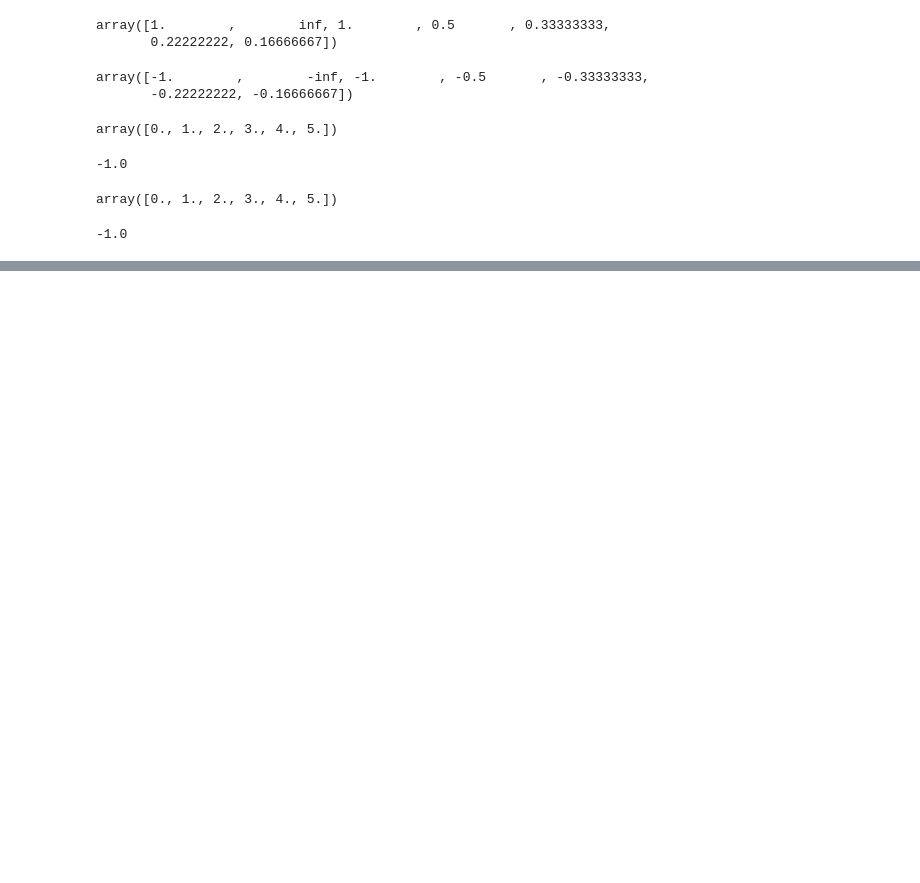
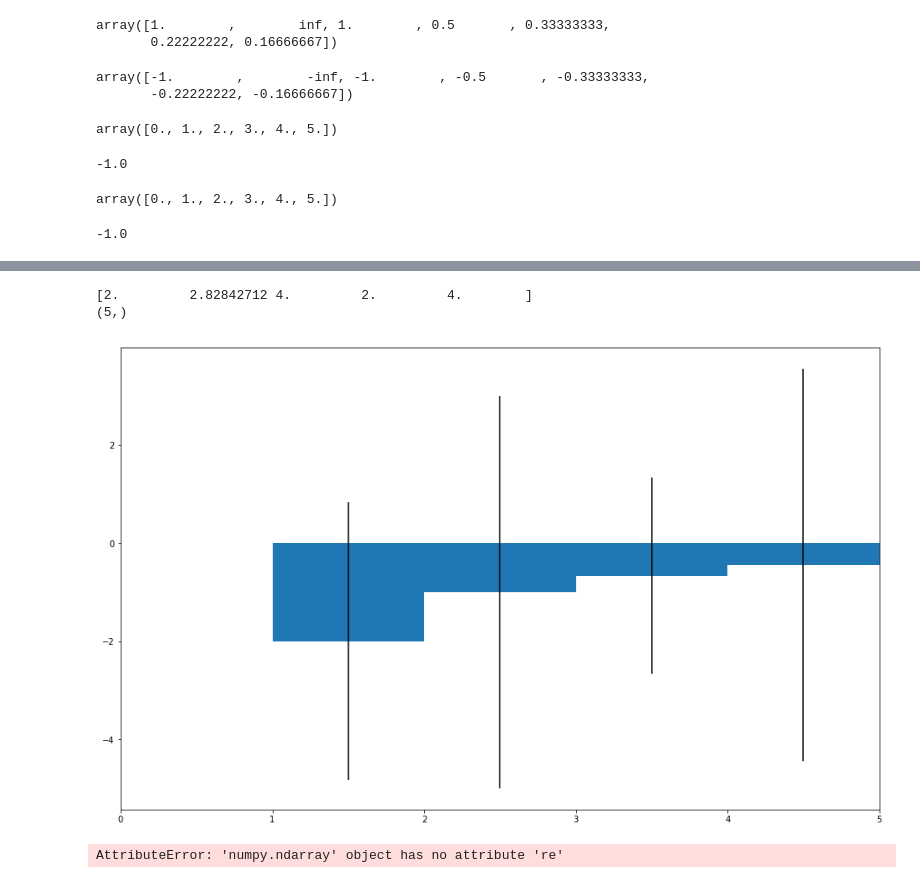
Before and after one commit to chinleock/statXPlot, a Jupyter notebook: notebook/demo.ipynb, the cells around one changed output, grey strips where cells are left out. Saved outputs shown, nothing was run; the diff lists cells and outputs as text; code cells hidden in the pictures; blank space fills up the shorter version.

```diff
--- a/notebook/demo.ipynb
+++ b/notebook/demo.ipynb
@@ -77,0 +117,10 @@ h1.GetBinContentByEdge(0)
+# %%
+h1.Scale(2).Draw()
+# %% [output]
+[2.         2.82842712 4.         2.         4.        ]
+(5,)
+[figure, added]
+# %%
+data.re
+# %% [output]
+AttributeError: 'numpy.ndarray' object has no attribute 're'
```
Also changed, not shown: parts of 8 cells of this notebook, 4 other files.
